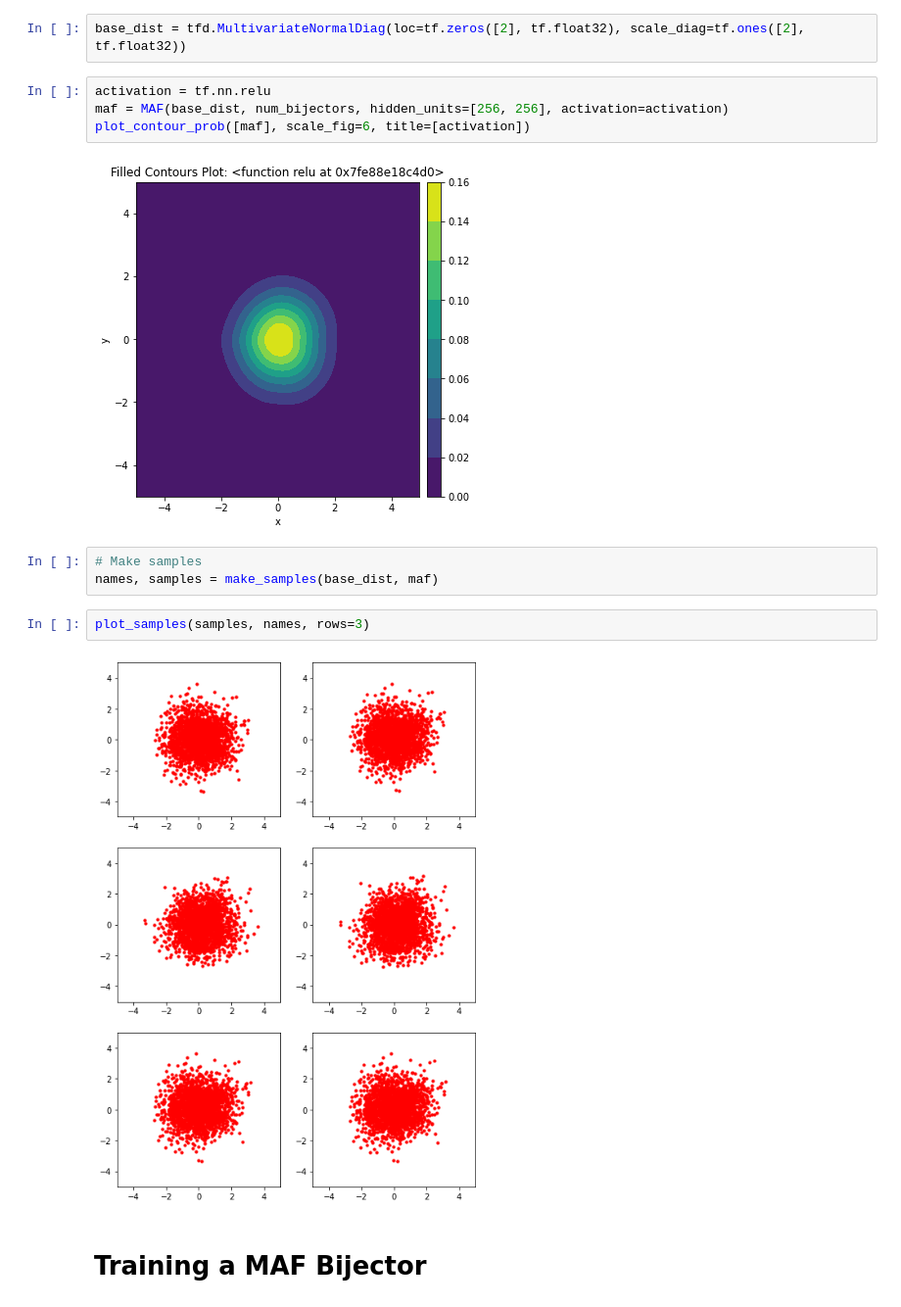
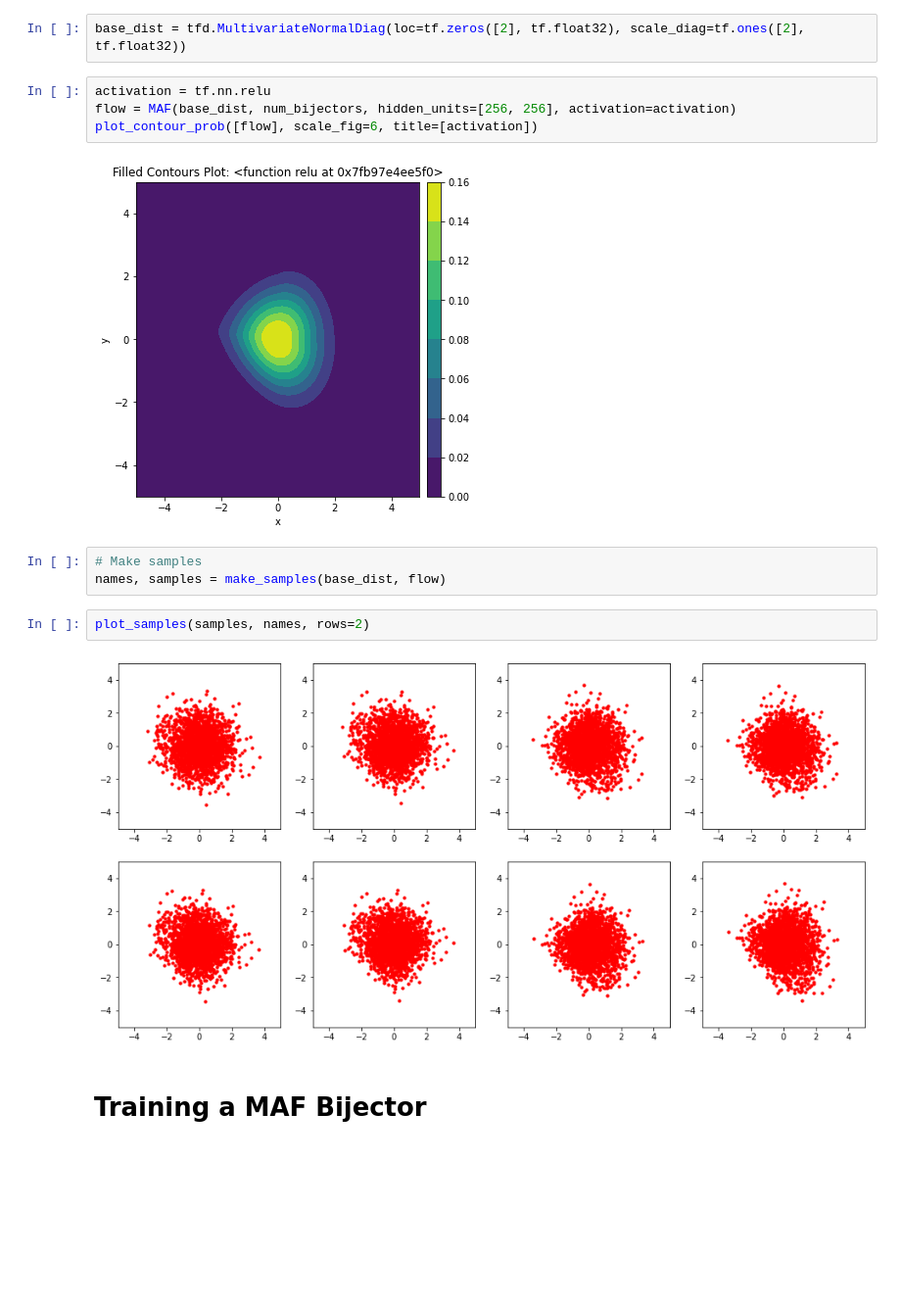
Before and after one commit to VUZhuangweiKang/VU-AD, a Jupyter notebook: NormalizingFlow/MAF.ipynb, the cells around one changed output. Shown at 98% size. Saved outputs shown, nothing was run; the diff lists cells and outputs as text; blank space fills up the shorter version.

```diff
--- a/NormalizingFlow/MAF.ipynb
+++ b/NormalizingFlow/MAF.ipynb
@@ -30,17 +30,17 @@ plt.ylim(ylim)
 base_dist = tfd.MultivariateNormalDiag(loc=tf.zeros([2], tf.float32), scale_diag=tf.ones([2], tf.float32))
 # %%
 activation = tf.nn.relu
-maf = MAF(base_dist, num_bijectors, hidden_units=[256, 256], activation=activation)
-plot_contour_prob([maf], scale_fig=6, title=[activation])
+flow = MAF(base_dist, num_bijectors, hidden_units=[256, 256], activation=activation)
+plot_contour_prob([flow], scale_fig=6, title=[activation])
 # %% [output]
-[figure, old version]
+[figure, new version]
 # %%
 # Make samples
-names, samples = make_samples(base_dist, maf)
+names, samples = make_samples(base_dist, flow)
 # %%
-plot_samples(samples, names, rows=3)
+plot_samples(samples, names, rows=2)
 # %% [output]
-[figure, old version]
+[figure, new version]
 # %% [markdown]
 # Training a MAF Bijector
 # %%
```
Also changed, not shown: parts of 9 cells of this notebook, 7 other files.
